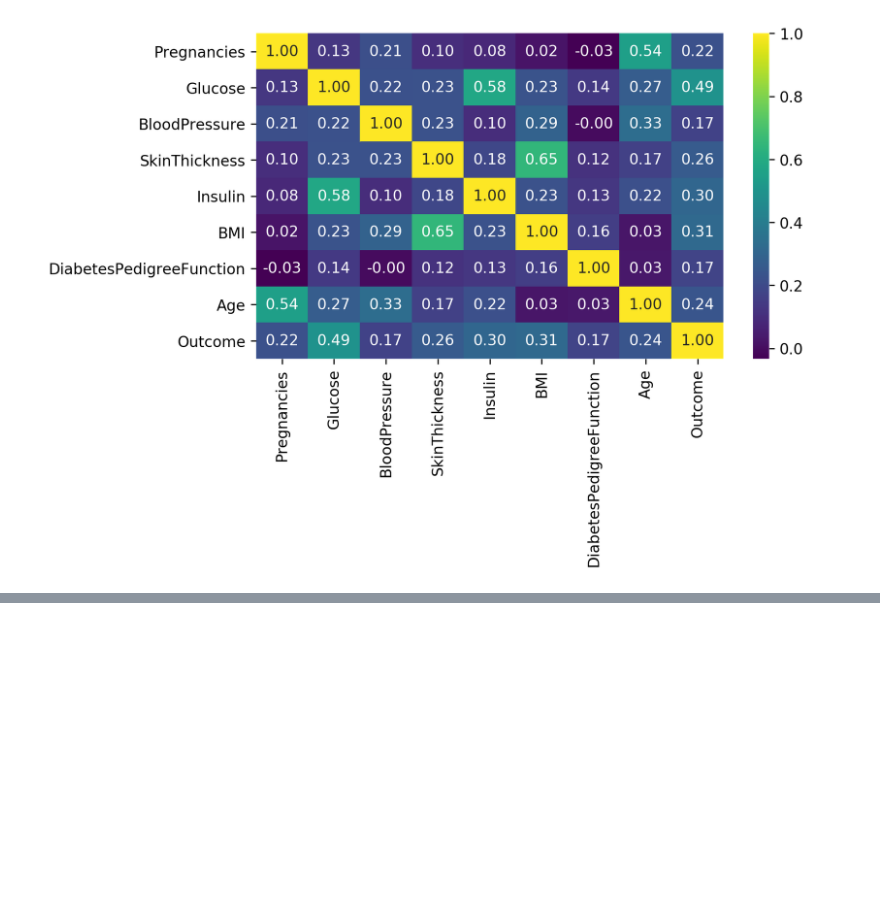
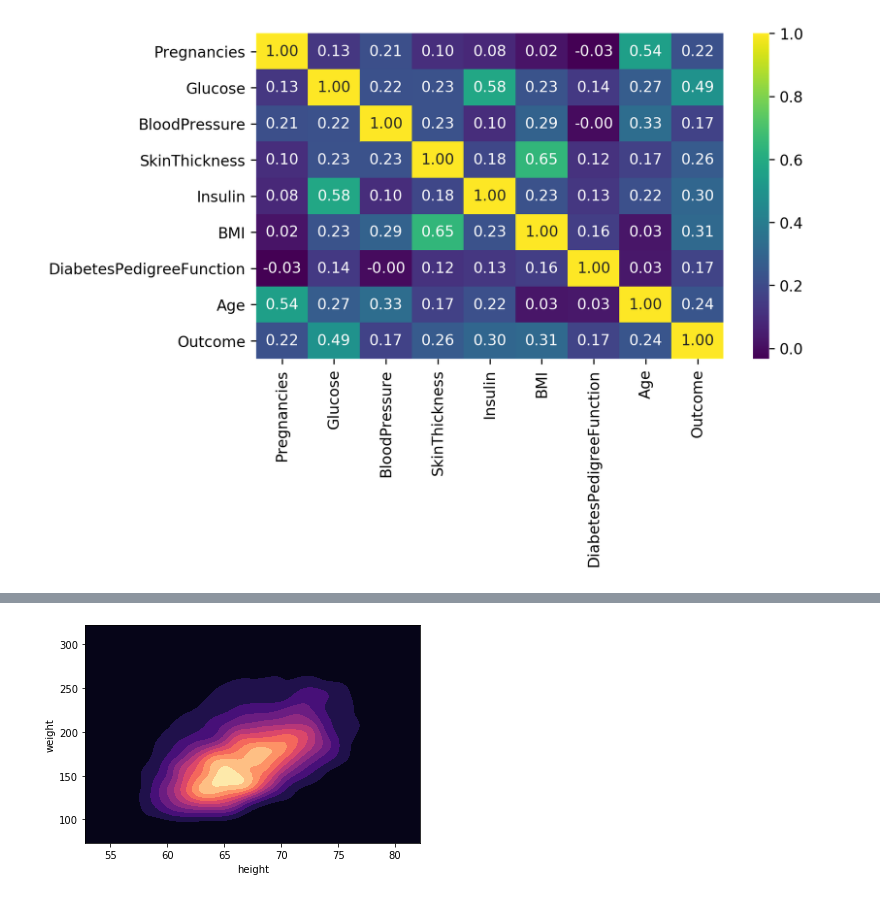
Before and after one commit to lkronecker13/Diabetes, a Jupyter notebook: 3. Multivariate analysis.ipynb, the cells around one changed output, grey strips where cells are left out. Saved outputs shown, nothing was run; the diff lists cells and outputs as text; code cells hidden in the pictures; blank space fills up the shorter version.

```diff
--- a/3. Multivariate analysis.ipynb
+++ b/3. Multivariate analysis.ipynb
@@ -109,0 +179,4 @@ And you can see this is a symmetric matrix too. But it immedietly allows us to p
+# %%
+sb.kdeplot(df2["height"], df2["weight"], cmap="magma", shade=True);
+# %% [output]
+[figure, added]
```
Also changed, not shown: parts of 15 cells of this notebook, 1 other file.
